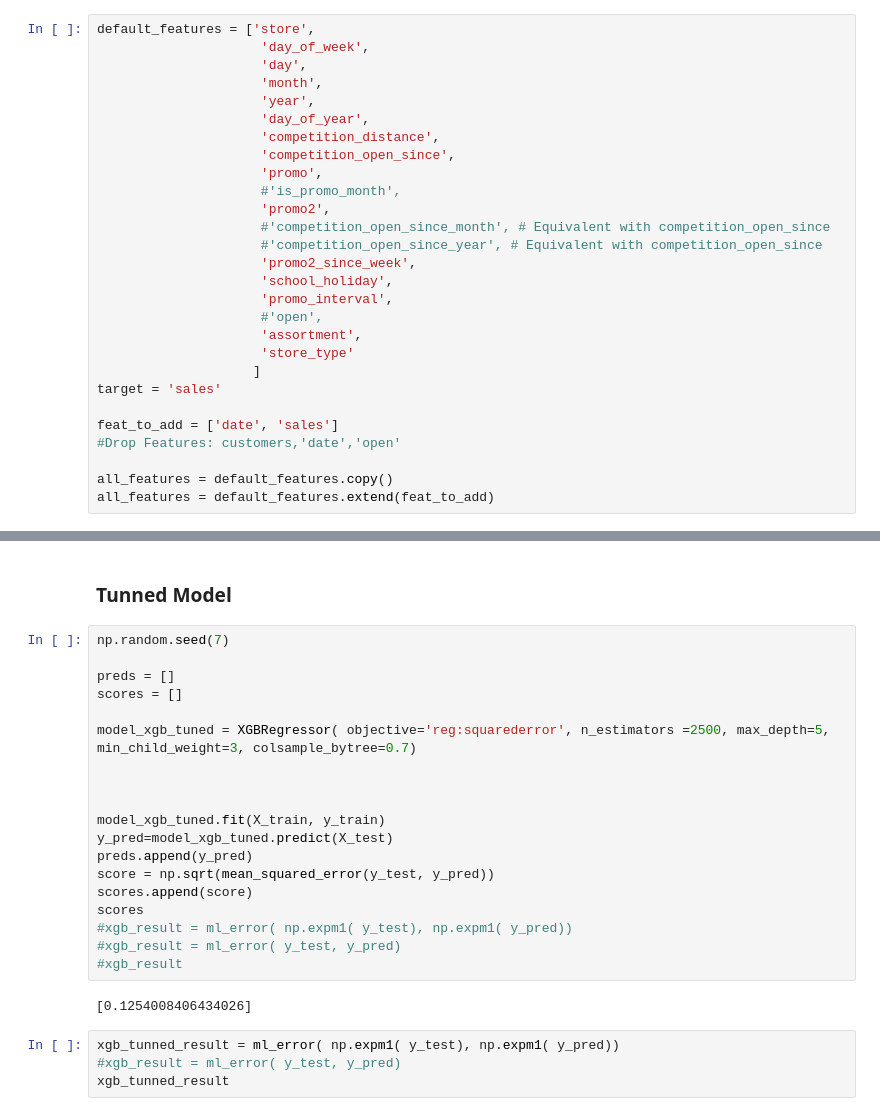
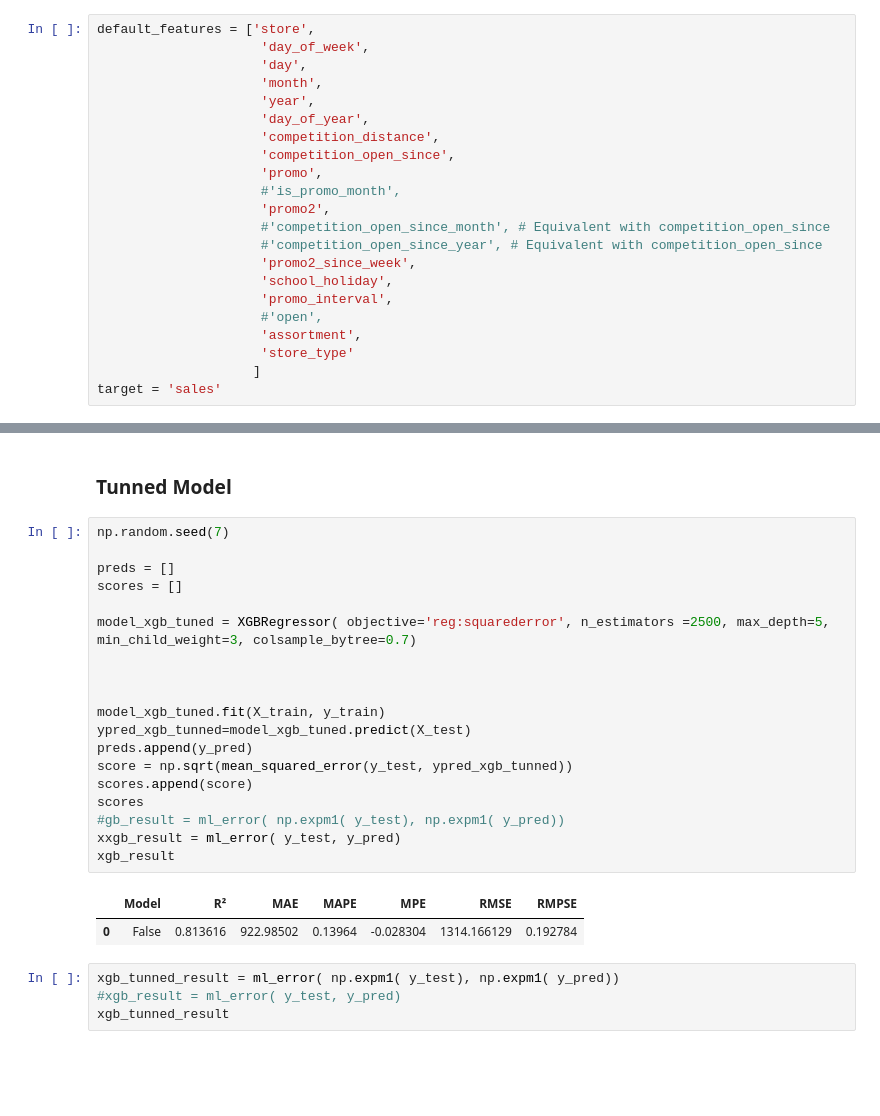
Before and after one commit to alyssonvidal/Rossmann-Sales-Forecast, a Jupyter notebook: notebooks/rossmann_03_ml.ipynb, the cells around one changed output, grey strips where cells are left out. Drawn from its saved outputs; the diff is of its cells as text; blank space fills up the shorter version.

```diff
--- a/notebooks/rossmann_03_ml.ipynb
+++ b/notebooks/rossmann_03_ml.ipynb
@@ -167,12 +165,6 @@ default_features = ['store',
                      'store_type'
                     ]
 target = 'sales'
-
-feat_to_add = ['date', 'sales']
-#Drop Features: customers,'date','open'
-
-all_features = default_features.copy()
-all_features = default_features.extend(feat_to_add)
 # %%
 train = data_prep.loc[data_prep['date'] < '2015-06-19']
 test = data_prep.loc[data_prep['date'] >= '2015-06-19']
@@ -281,24 +290,25 @@ Fitting 3 folds for each of 32 candidates, totalling 96 fits
 # %%
 np.random.seed(7)
 
 preds = []
 scores = []
 
 model_xgb_tuned = XGBRegressor( objective='reg:squarederror', n_estimators =2500, max_depth=5, min_child_weight=3, colsample_bytree=0.7)
 
 
 
 model_xgb_tuned.fit(X_train, y_train)
-y_pred=model_xgb_tuned.predict(X_test)
+ypred_xgb_tunned=model_xgb_tuned.predict(X_test)
 preds.append(y_pred)
-score = np.sqrt(mean_squared_error(y_test, y_pred))
+score = np.sqrt(mean_squared_error(y_test, ypred_xgb_tunned))
 scores.append(score)
 scores
-#xgb_result = ml_error( np.expm1( y_test), np.expm1( y_pred))
-#xgb_result = ml_error( y_test, y_pred)
-#xgb_result
+#gb_result = ml_error( np.expm1( y_test), np.expm1( y_pred))
+xxgb_result = ml_error( y_test, y_pred)
+xgb_result
 # %% [output]
-[0.1254008406434026]
+|  | Model | R² | MAE | MAPE | MPE | RMSE | RMPSE |
+| 0 | False | 0.813616 | 922.98502 | 0.13964 | -0.028304 | 1314.166129 | 0.192784 |
 # %%
 xgb_tunned_result = ml_error( np.expm1( y_test), np.expm1( y_pred))
 #xgb_result = ml_error( y_test, y_pred)
```
Also changed, not shown: parts of 21 cells of this notebook, 4 other files.
